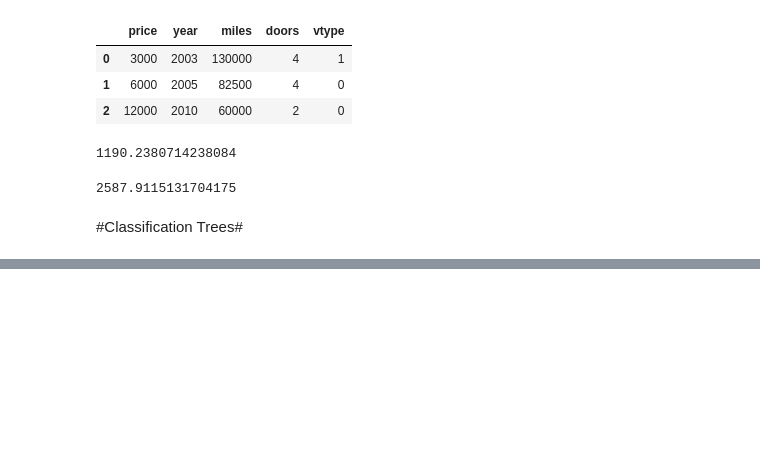
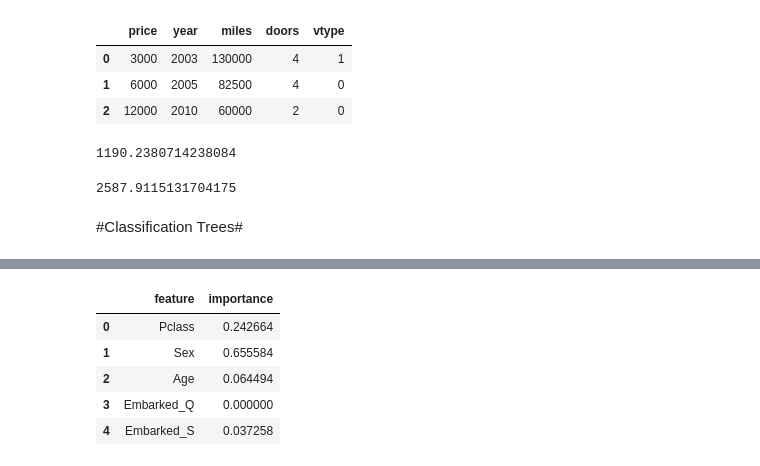
Before and after one commit to ckf2102/DAT7-Coursework, a Jupyter notebook: ClassNotes/17_Decision_Trees.ipynb, the cells around one changed output, grey strips where cells are left out. Saved outputs shown, nothing was run; the diff lists cells and outputs as text; code cells hidden in the pictures; blank space fills up the shorter version.

```diff
--- a/ClassNotes/17_Decision_Trees.ipynb
+++ b/ClassNotes/17_Decision_Trees.ipynb
@@ -197,0 +242,5 @@ np.sqrt(metrics.mean_squared_error(y_test, y_pred1))
+# %%
+# define X and y
+feature_cols = ['Pclass', 'Sex', 'Age', 'Embarked_Q', 'Embarked_S']
+X = titanic[feature_cols]
+y = titanic.Survived
@@ -197,0 +257,10 @@ np.sqrt(metrics.mean_squared_error(y_test, y_pred1))
+# %%
+# compute the feature importances
+pd.DataFrame({'feature':feature_cols, 'importance':treeclf.feature_importances_})
+# %% [output]
+|  | feature | importance |
+| 0 | Pclass | 0.242664 |
+| 1 | Sex | 0.655584 |
+| 2 | Age | 0.064494 |
+| 3 | Embarked_Q | 0.000000 |
+| 4 | Embarked_S | 0.037258 |
```
Also changed, not shown: parts of 3 cells of this notebook, 8 other files.
